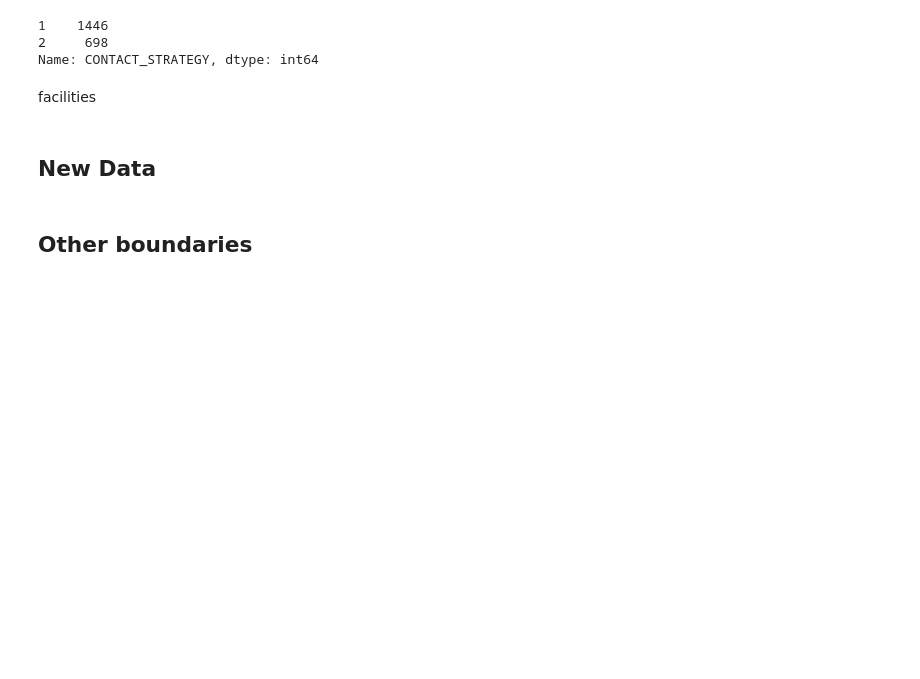
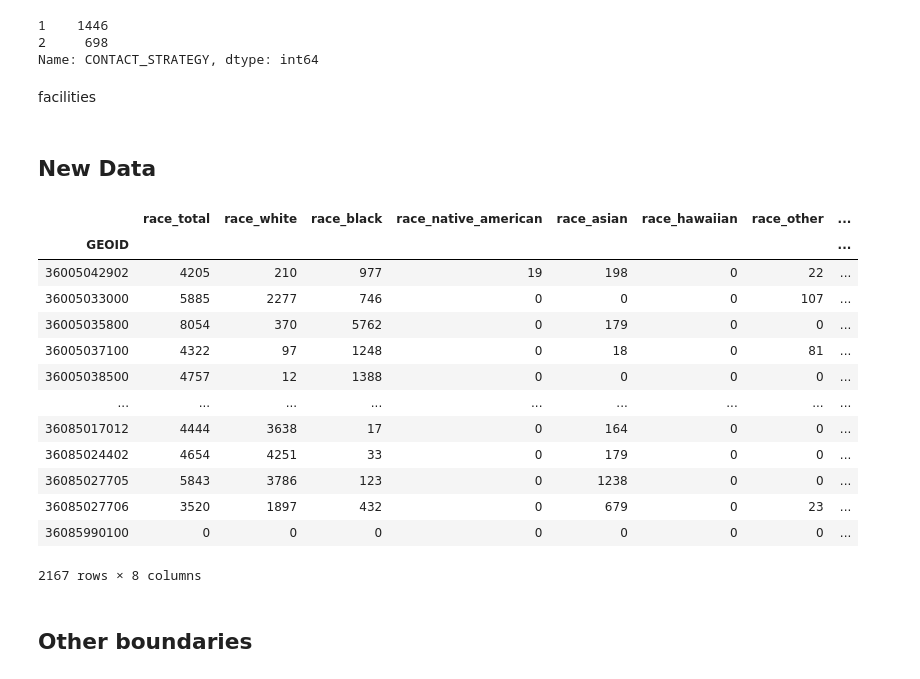
Before and after one commit to stuartlynn/NYCCensusCountMap, a Jupyter notebook: ETL/WrangleData.ipynb, the cells around one changed output. Drawn from its saved outputs; the diff is of its cells as text; code cells hidden in the pictures; blank space fills up the shorter version.

```diff
--- a/ETL/WrangleData.ipynb
+++ b/ETL/WrangleData.ipynb
@@ -284,20 +284,37 @@ total_pop = total_pop.drop('id',axis=1)
 # %%
 new_tracts = total_pop.set_index("GEOID").join(tracts[['GEOID','MRR2010','MRR20pctthreshold','strategy_code']].set_index('GEOID'),how='inner')
 # %%
-race = pd.read_csv('NewData/ACSDT5Y2018.B02001_Race_NYC_Updated.csv' ,skiprows=1, dtype={'id':str})
+race = pd.read_csv('NewData/ACSDT5Y2018.B03002_race_nyc.csv' ,skiprows=1, dtype={'id':str})
 race = race.rename(columns={
   'Estimate!!Total' : 'race_total',
-  'Estimate!!Total!!White alone': 'race_white',
-  'Estimate!!Total!!Black or African American alone' : 'race_black',
-  'Estimate!!Total!!American Indian and Alaska Native alone': 'race_native_american',
-  'Estimate!!Total!!Asian alone': 'race_asian',
-  'Estimate!!Total!!Native Hawaiian and Other Pacific Islander alone' : 'race_hawaiian',
- 'Estimate!!Total!!Some other race alone' : 'race_other'
-}).drop(['Geographic Area Name','TOTAL: Other Populations'],axis=1)
+  'Estimate!!Total!!Not Hispanic or Latino!!White alone': 'race_white',
+  'Estimate!!Total!!Not Hispanic or Latino!!Black or African American alone' : 'race_black',
+  'Estimate!!Total!!Not Hispanic or Latino!!American Indian and Alaska Native alone': 'race_native_american',
+  'Estimate!!Total!!Not Hispanic or Latino!!Asian alone': 'race_asian',
+  'Estimate!!Total!!Not Hispanic or Latino!!Native Hawaiian and Other Pacific Islander alone' : 'race_hawaiian',
+ 'Estimate!!Total!!Not Hispanic or Latino!!Some other race alone' : 'race_other',
+    'Estimate!!Total!!Hispanic or Latino' : 'race_hispanic'
+}).drop(['Geographic Area Name','Estimate!!Total!!Not Hispanic or Latino'],axis=1)
 
-race = race.assign(race_hispanic = race.race_total  - race[['race_black','race_native_american','race_asian','race_hawaiian','race_other']].sum(axis=1))
-race = race.assign(GEOID=race.id.astype('int64')).drop('id',axis=1).set_index('GEOID')
+race = race.assign(GEOID=race.id.str.split('US').str[-1].astype('int64')).drop('id',axis=1).set_index("GEOID")
 new_tracts = new_tracts.join(race,how='inner')
+# %%
+race
+# %% [output]
+|  | race_total | race_white | race_black | race_native_american | race_asian | race_hawaiian | race_other | ... |
+| GEOID |  |  |  |  |  |  |  | ... |
+| 36005042902 | 4205 | 210 | 977 | 19 | 198 | 0 | 22 | ... |
+| 36005033000 | 5885 | 2277 | 746 | 0 | 0 | 0 | 107 | ... |
+| 36005035800 | 8054 | 370 | 5762 | 0 | 179 | 0 | 0 | ... |
+| 36005037100 | 4322 | 97 | 1248 | 0 | 18 | 0 | 81 | ... |
+| 36005038500 | 4757 | 12 | 1388 | 0 | 0 | 0 | 0 | ... |
+| ... | ... | ... | ... | ... | ... | ... | ... | ... |
+| 36085017012 | 4444 | 3638 | 17 | 0 | 164 | 0 | 0 | ... |
+| 36085024402 | 4654 | 4251 | 33 | 0 | 179 | 0 | 0 | ... |
+| 36085027705 | 5843 | 3786 | 123 | 0 | 1238 | 0 | 0 | ... |
+| 36085027706 | 3520 | 1897 | 432 | 0 | 679 | 0 | 23 | ... |
+| 36085990100 | 0 | 0 | 0 | 0 | 0 | 0 | 0 | ... |
+2167 rows × 8 columns
 # %%
 foreign_born =  pd.read_csv('NewData/ACSDT5Y2018.B05002_ForeignBorn_NYC_Updated.csv' ,skiprows=1, dtype={'id':str})
 foreign_born = foreign_born.rename(columns={ 'Estimate!!Total': 'foreign_born_total',
```
Also changed, not shown: parts of 13 cells of this notebook.
